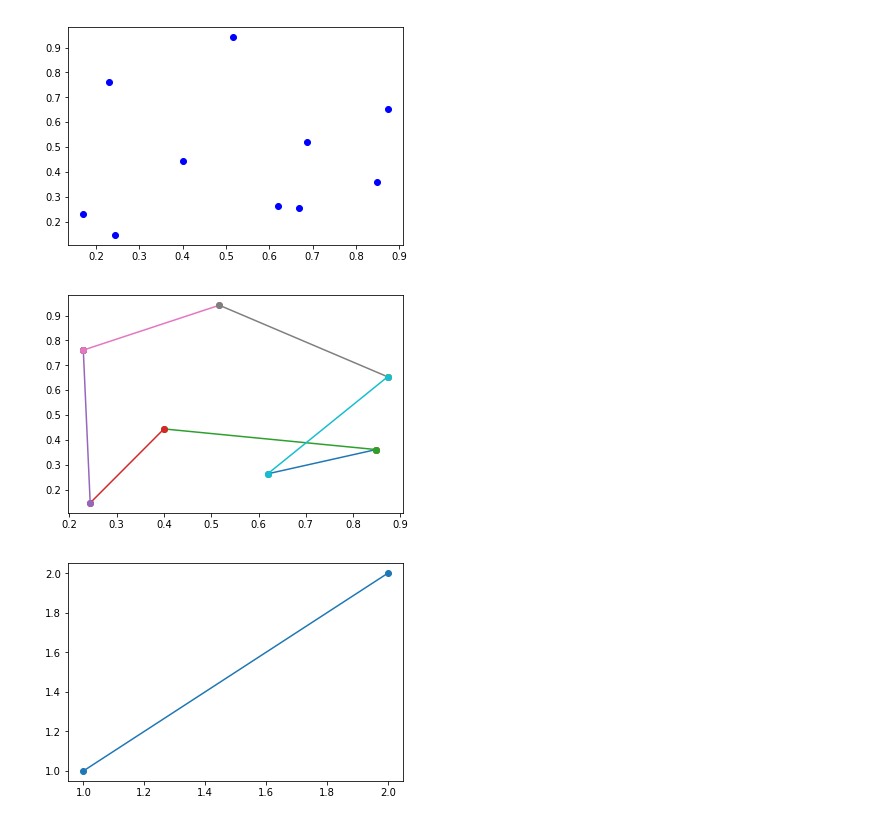
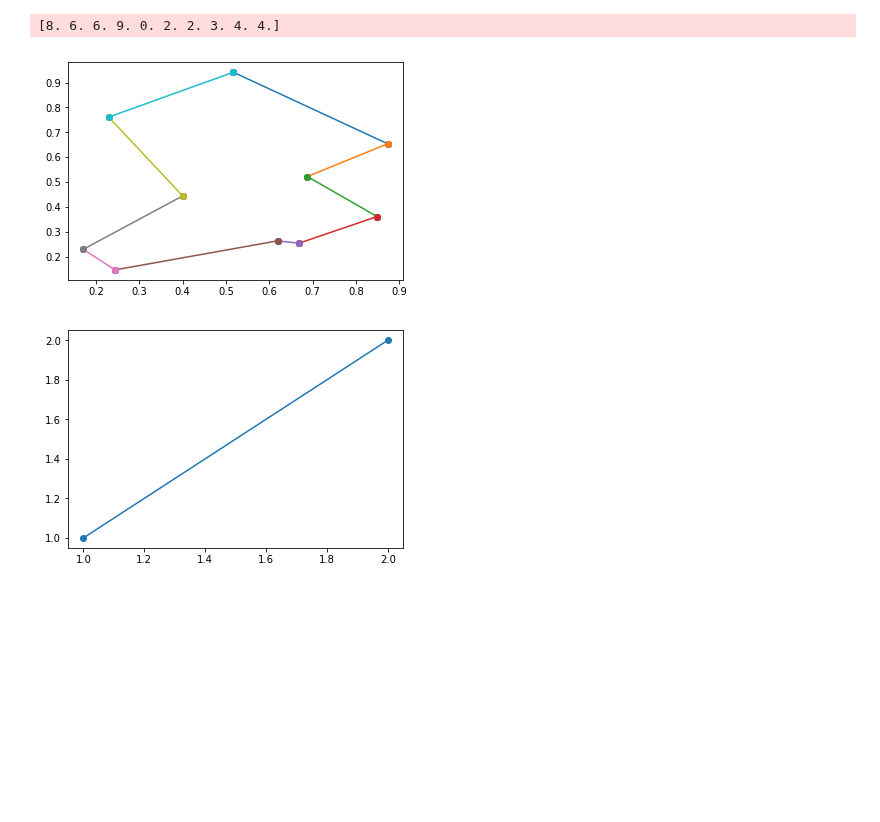
Before and after one commit to physics31415926/DD2437_ANN, a Jupyter notebook: Lab2/4.2.ipynb, the cells around one changed output. Saved outputs shown, nothing was run; the diff lists cells and outputs as text; code cells hidden in the pictures; blank space fills up the shorter version.

```diff
--- a/Lab2/4.2.ipynb
+++ b/Lab2/4.2.ipynb
@@ -41,19 +41,21 @@ class SOM:
 # %%
 test = SOM(inputs,10)
 test.train()
 result = test.use(inputs)
-#print(result)
+print(result)
 
 plt.plot(inputs[:,0],inputs[:,1],'bo')
+#plt.show()
+tu = inputs[np.argsort(result)]
+for i in range(len(result)):
+    nextone=tu[(i+1)%len(result)]
+    cur = tu[i]
+    plt.plot((cur[0],nextone[0]),(cur[1],nextone[1]),'-o')
+
 plt.show()
-for i in range(len(result)):
-    nextone=int(result[(i+1)%len(result)])
-    cur = int(result[i])
-    plt.plot((inputs[cur][0],inputs[nextone][0]),(inputs[cur][1],inputs[nextone][1]),'-o')
-plt.show()
 # %% [output]
+[8. 6. 6. 9. 0. 2. 2. 3. 4. 4.]
-[figure, old version]
+[figure, new version]
-[figure, removed]
 # %%
 plt.plot((1,2),(1,2),'-o')
 plt.show()
```
Also changed, not shown: 28 other files.
